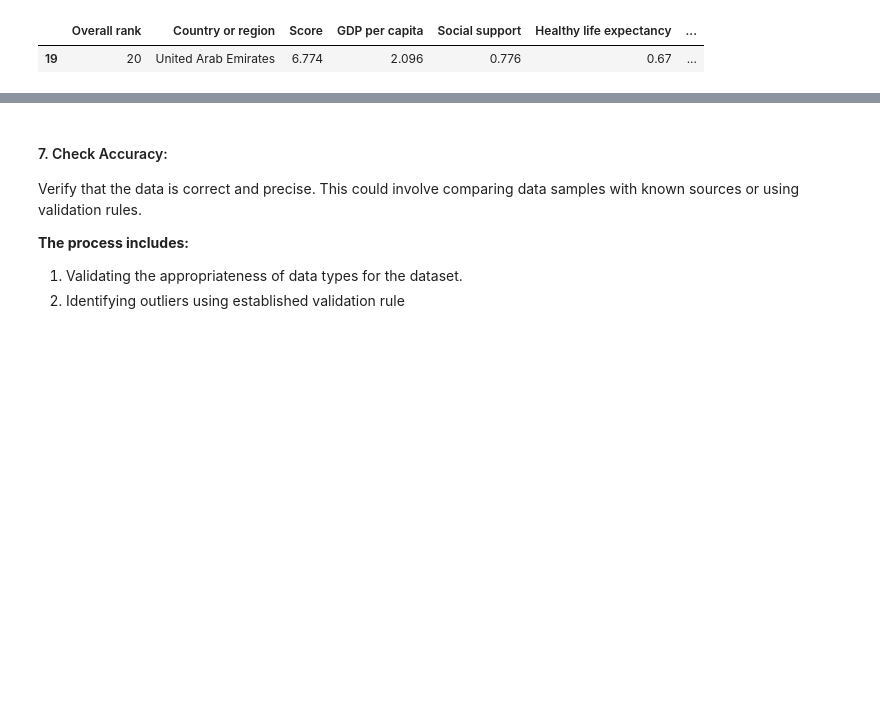
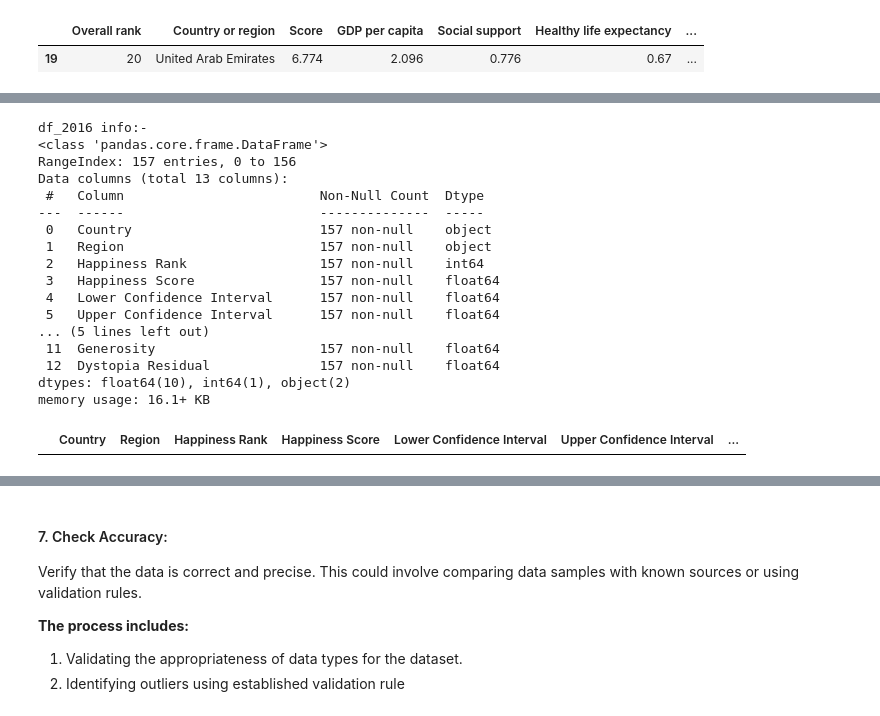
Before and after one commit to Faris35/Usecase-2, a Jupyter notebook: EDA explain template.ipynb, the cells around one changed output, grey strips where cells are left out. Cells and saved outputs as stored; diff of their text form; code cells hidden in the pictures; blank space fills up the shorter version.

```diff
--- a/EDA explain template.ipynb
+++ b/EDA explain template.ipynb
@@ -411,0 +443,27 @@ Number of missing values in df_2019 = 0
+# %%
+# df_2016 missing values
+print("df_2016 info:-")
+df_2016.info() # Check for missing values in each column and the data types of the columns
+
+df_2016[df_2016['Region'].str.contains('^![a-zA-Z]+$') | df_2016['Country'].str.contains('^![a-zA-Z]+$')] # Check for non-alphabetical characters in the two columns
+
+# There are no non-alphabetical characters in the 'Country' and 'Region' columns
+# %% [output]
+df_2016 info:-
+<class 'pandas.core.frame.DataFrame'>
+RangeIndex: 157 entries, 0 to 156
+Data columns (total 13 columns):
+ #   Column                         Non-Null Count  Dtype
+---  ------                         --------------  -----
+ 0   Country                        157 non-null    object
+ 1   Region                         157 non-null    object
+ 2   Happiness Rank                 157 non-null    int64
+ 3   Happiness Score                157 non-null    float64
+ 4   Lower Confidence Interval      157 non-null    float64
+ 5   Upper Confidence Interval      157 non-null    float64
+... (5 lines left out)
+ 11  Generosity                     157 non-null    float64
+ 12  Dystopia Residual              157 non-null    float64
+dtypes: float64(10), int64(1), object(2)
+memory usage: 16.1+ KB
+|  | Country | Region | Happiness Rank | Happiness Score | Lower Confidence Interval | Upper Confidence Interval | ... |
```
Also changed, not shown: parts of 5 cells of this notebook.
